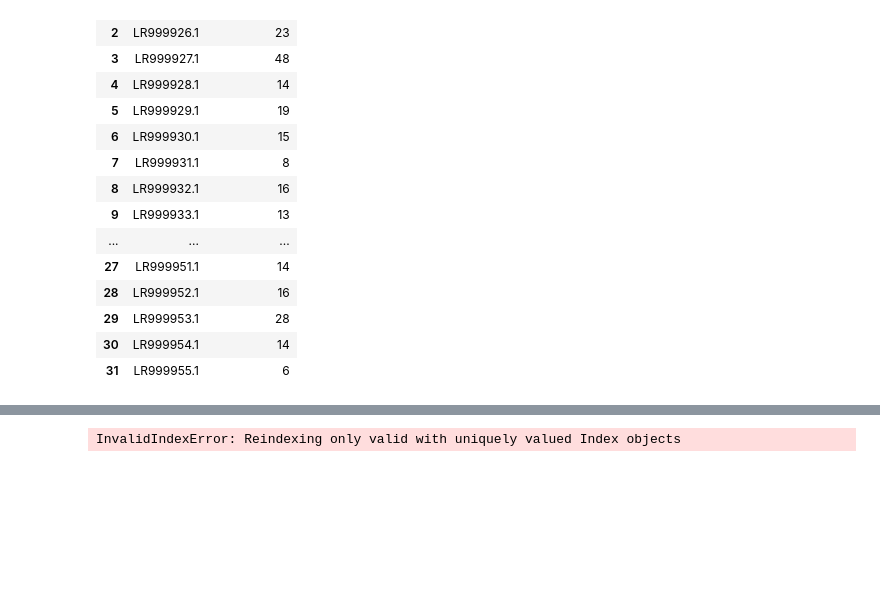
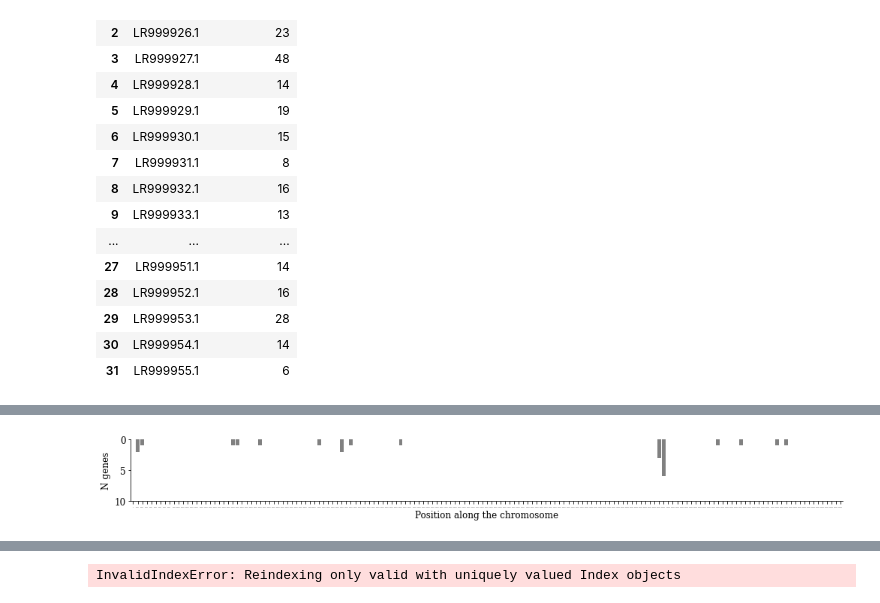
Before and after one commit to DaSh-bash/GenomeVanessa, a Jupyter notebook: VanessaRepeat/RepeatWindowAnalysis2-Copy1.ipynb, the cells around one changed output, grey strips where cells are left out. Drawn from its saved outputs; the diff is of its cells as text; code cells hidden in the pictures; blank space fills up the shorter version.

Commit message:
gains added

```diff
--- a/VanessaRepeat/RepeatWindowAnalysis2-Copy1.ipynb
+++ b/VanessaRepeat/RepeatWindowAnalysis2-Copy1.ipynb
@@ -629,3 +629,12 @@ dfr
 | 29 | LR999953.1 | 28 |
 | 30 | LR999954.1 | 14 |
 | 31 | LR999955.1 | 6 |
+# %%
+ml.rcParams['figure.figsize'] = (10, 5)
+sns.barplot(x=dfr["chrom"], y=dfr["duplic_genes"] , color="purple")
+plt.xticks(rotation=90)
+plt.xlabel("Chromosomes")
+plt.ylabel("Number of gained genes")
+plt.tick_params(axis='x', labelsize=10)
+plt.savefig("/Users/dariashipilina/Documents/GitHub/GenomeVanessa/VanessaAnnotation/gained_genes.pdf",bbox_inches="tight")
+plt.savefig("/Users/dariashipilina/Documents/GitHub/GenomeVanessa/VanessaAnnotation/gained_genes.jpg",bbox_inches="tight")
@@ -631,0 +693,44 @@ dfr
+# %%
+
+    ml.rcParams['figure.figsize'] = (17, 1.5)
+    sns.barplot(x=dfr["begin"], y=dfr["gains"] , color="grey")
+    plt.tick_params(axis='x', labelsize=1)
+    plt.rcParams['axes.spines.left'] = True
+    plt.rcParams['axes.spines.right'] = False
+    plt.rcParams['axes.spines.top'] = False
+    plt.rcParams['axes.spines.bottom'] = True
+    plt.xlabel("Position along the chromosome")
+    plt.ylabel("N genes")
+    #plt.savefig("/Users/dshipilina/GitHub/repeat_40.png",bbox_inches="tight")
+    #sns.barplot(x=df["begin"], y=df["per_LINEadd"] , color="purple")
+    #sns.barplot(x=df["begin"], y=df["per_SINEadd"] , color="red")
+    #sns.barplot(x=df["begin"], y=df["per_DNAtransadd"] , color="green")
+    #sns.barplot(x=df["begin"], y=df["per_LTRadd"] , color="orange")
+    #sns.barplot(x=df["begin"], y=df["per_nonLTR"] , color="blue")
+
+
+    #df4['%nonLTR']=df4["length_nonLTR"]/df4['block_len']*100
+    #df4['%LTRadd']=df4["length_LTR"]/df4['block_len']*100
+    #df4['%DNAtransadd']=(df4["length_LTR"]+df4["length_DNA"])/df4['block_len']*100
+    #df4['%SINEadd']=(df4["length_LTR"]+df4["length_DNA"]+df4["length_SINE"])/df4['block_len']*100
+    #df4['%LINEadd']=(df4["length_LTR"]+df4["length_DNA"]+df4["length_SINE"]+df4["length_LINE"])/df4['block_len']*100
+
+
+    #plt.xlabel("Position along the chromosome (100kb windows)")
+
+    #plt.xlabel(" ")
+    #plt.ylabel("% repeats")
+    ax = plt.gca()
+    #ax.axes.xaxis.set_ticks([])
+    #x_axis = ax.axes.get_xaxis()
+    #x_axis.set_visible(False)
+    ax.set_ylim([0,10])
+    ax.invert_yaxis()
+    #ax.axes.yaxis.set_ticks([])
+    #y_axis = ax.axes.get_yaxis()
+    #y_axis.set_visible(False)
+    #print("Blue LTR, orange non LTR")
+    plt.savefig("/Users/dariashipilina/Documents/GitHub/GenomeVanessa/VanessaAnnotation/repeat_25.jpg",bbox_inches="tight")
+    plt.show()
+# %% [output]
+[figure, added]
```
Also changed, not shown: parts of 6 cells of this notebook, 8 other files.
